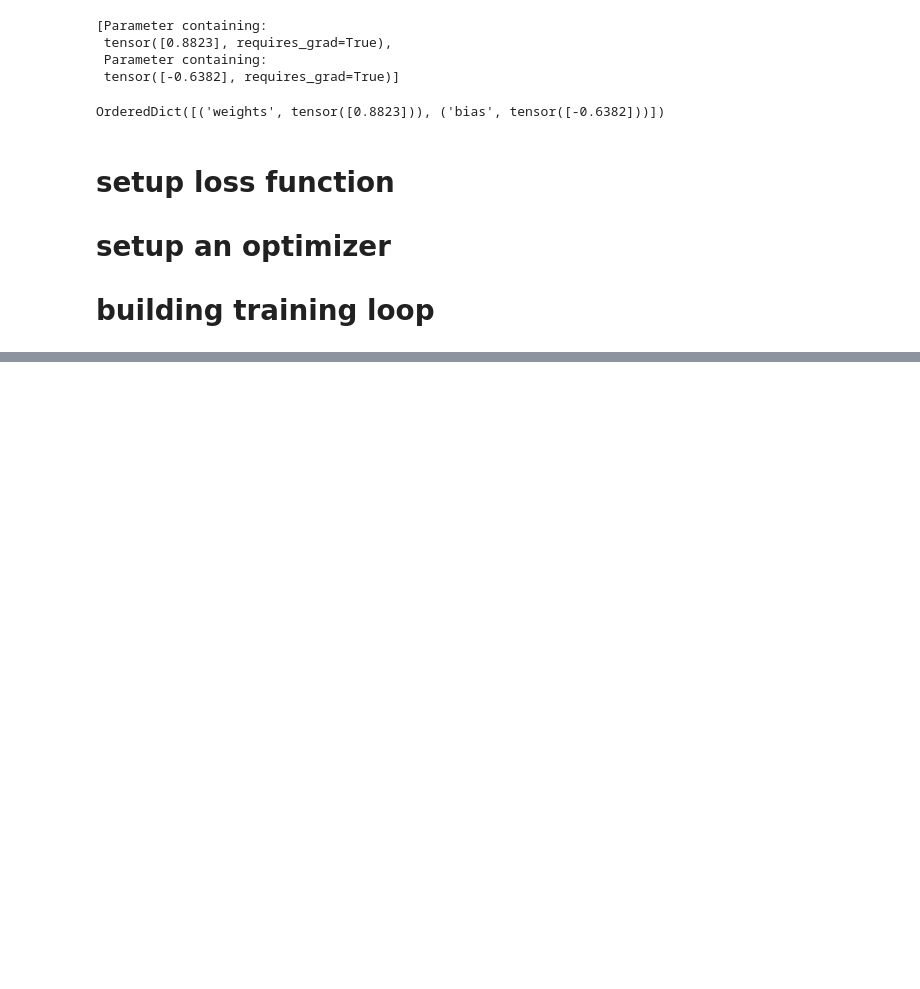
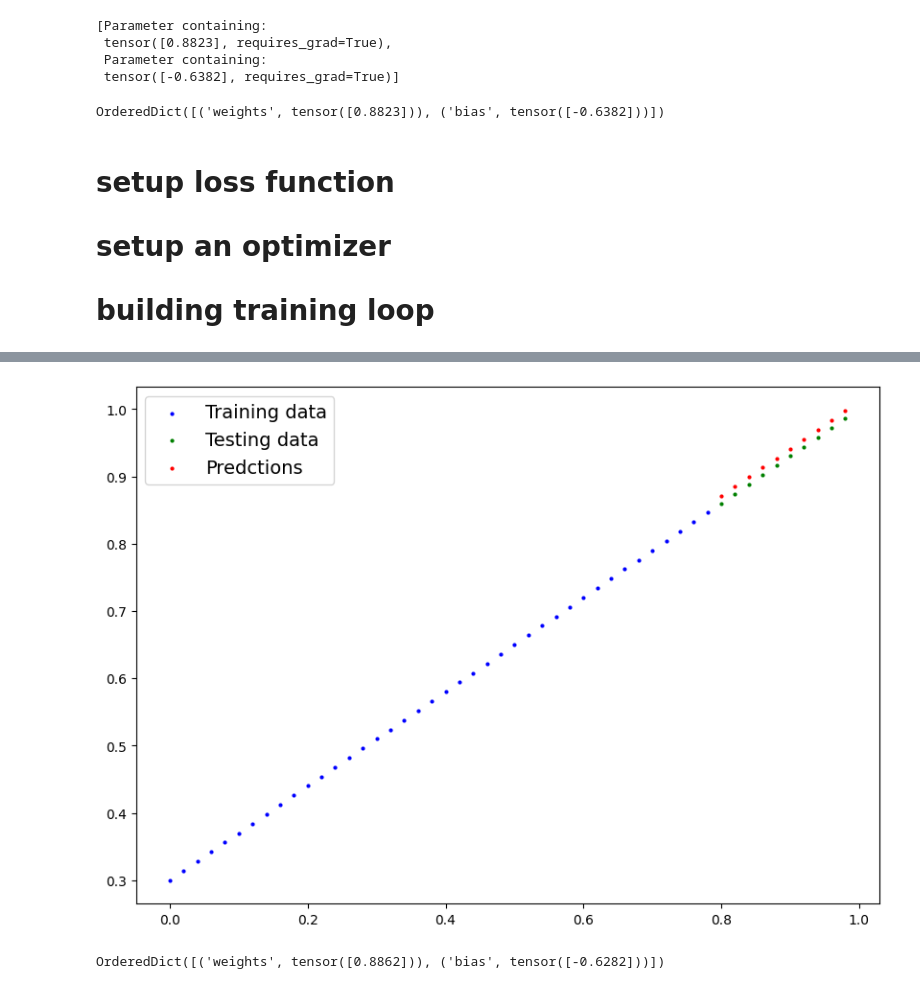
Before and after one commit to gyiptgyipt/simple_programming, a Jupyter notebook: Pytorch_learning/01_pytorch_workflow.ipynb, the cells around one changed output, grey strips where cells are left out. Cells and saved outputs as stored; diff of their text form; code cells hidden in the pictures; blank space fills up the shorter version.

```diff
--- a/Pytorch_learning/01_pytorch_workflow.ipynb
+++ b/Pytorch_learning/01_pytorch_workflow.ipynb
@@ -207,9 +207,9 @@ OrderedDict([('weights', tensor([0.8823])), ('bias', tensor([-0.6382]))])
 loss_fn = nn.L1Loss()
 
 optimizer = torch.optim.SGD(params=model_0.parameters(),
-                            lr = 0.001)
+                            lr = 0.01)
 # %%
-epochs = 1
+epochs = 10
 
 for epoch in range (epochs):
   model_0.train() #train mode
@@ -217,6 +217,7 @@ for epoch in range (epochs):
   y_pred = model_0(X_train)
 
   loss = loss_fn(y_pred, y_train)
+  print(f"Loss: {loss}")
 
   optimizer.zero_grad()
 
@@ -224,4 +225,6 @@ for epoch in range (epochs):
 
   optimizer.step()
 
-  model_0.evel() #trun off gradient tracking
+  model_0.eval() #trun off gradient tracking
+
+  print(model_0.state_dict())
@@ -227,0 +252,11 @@ for epoch in range (epochs):
+# %%
+with torch.inference_mode():
+  y_preds_new = model_0(X_test)
+# %%
+plot_predictions(predictions=y_preds_new)
+# %% [output]
+[figure, added]
+# %%
+model_0.state_dict()
+# %% [output]
+OrderedDict([('weights', tensor([0.8862])), ('bias', tensor([-0.6282]))])
```
Also changed, not shown: parts of 1 cell of this notebook.
